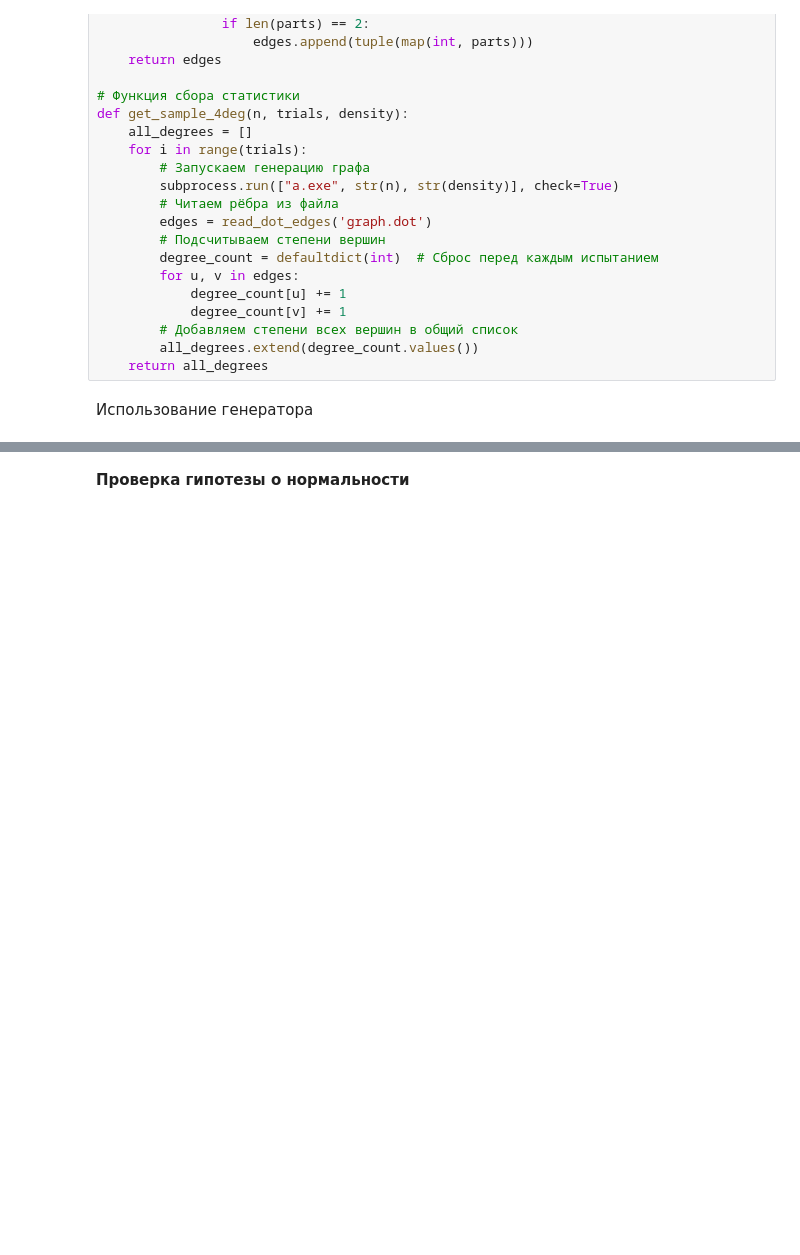
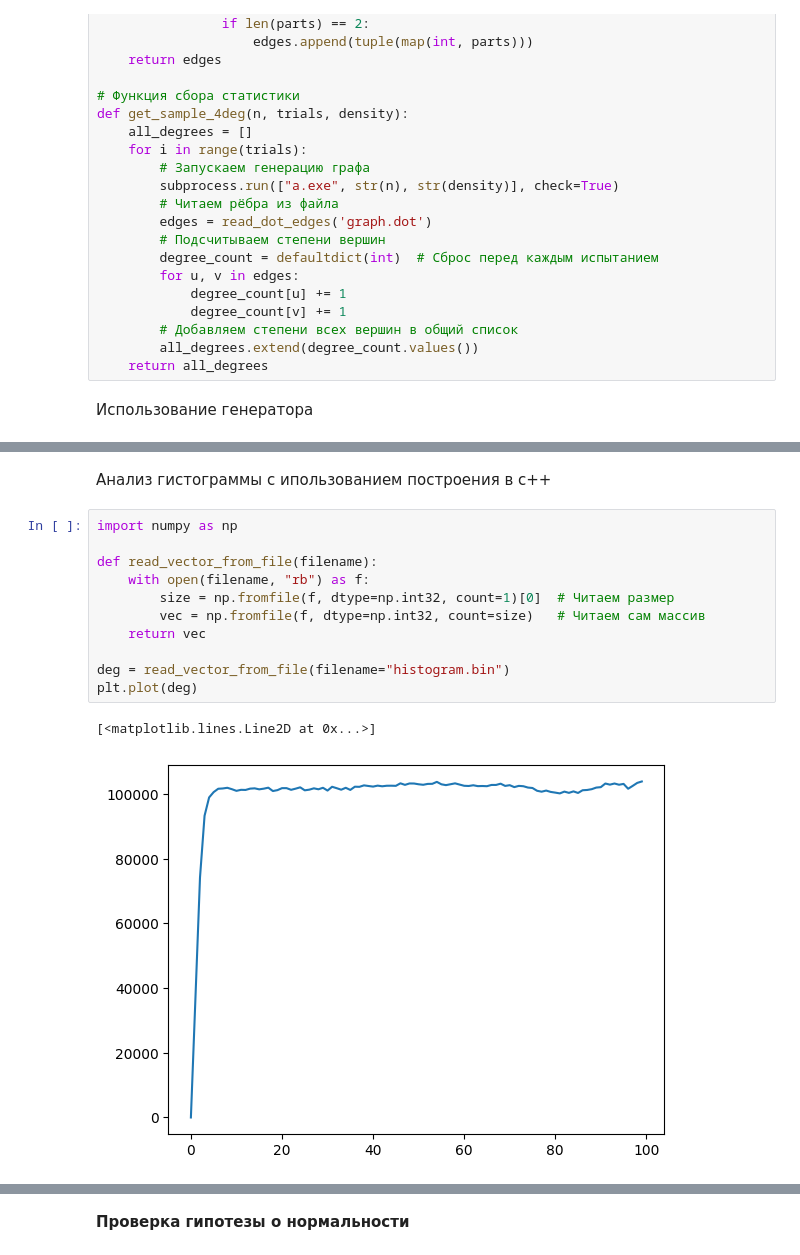
Before and after one commit to wequalwo/searchInGraph, a Jupyter notebook: analyse.ipynb, the cells around one changed output, grey strips where cells are left out. Cells and saved outputs as stored; diff of their text form; blank space fills up the shorter version.

```diff
--- a/analyse.ipynb
+++ b/analyse.ipynb
@@ -142,0 +144,16 @@ print("Границы бинов:", bin_edges)
+# %% [markdown]
+Анализ гистограммы с ипользованием построения в c++
+# %%
+import numpy as np
+
+def read_vector_from_file(filename):
+    with open(filename, "rb") as f:
+        size = np.fromfile(f, dtype=np.int32, count=1)[0]  # Читаем размер
+        vec = np.fromfile(f, dtype=np.int32, count=size)   # Читаем сам массив
+    return vec
+
+deg = read_vector_from_file(filename="histogram.bin")
+plt.plot(deg)
+# %% [output]
+[<matplotlib.lines.Line2D at 0x...>]
+[figure, added]
```
Also changed, not shown: parts of 10 cells of this notebook, 4 other files.
